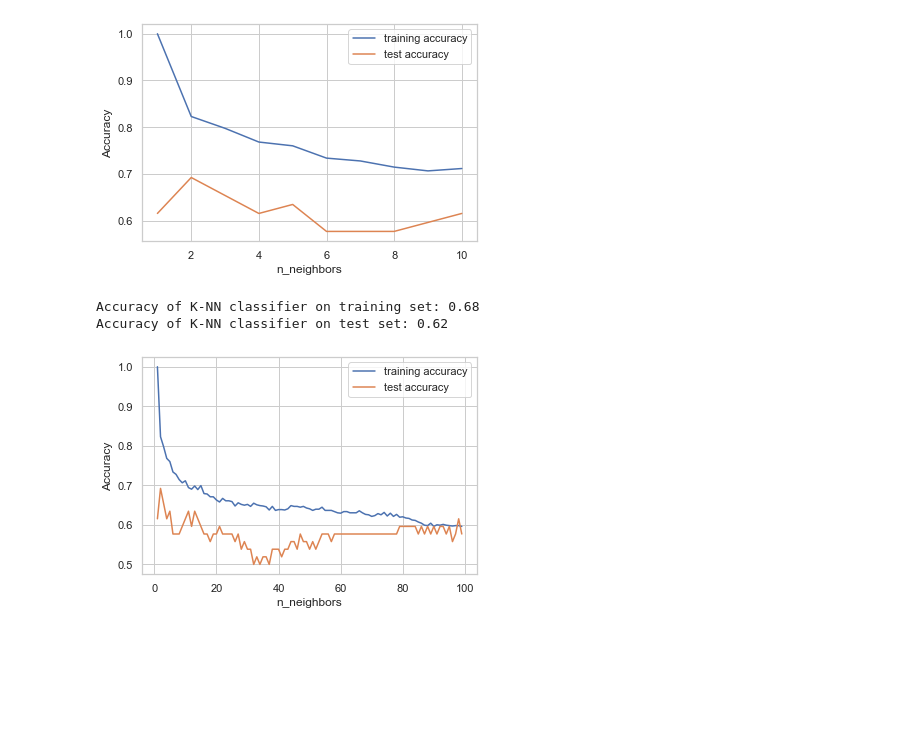
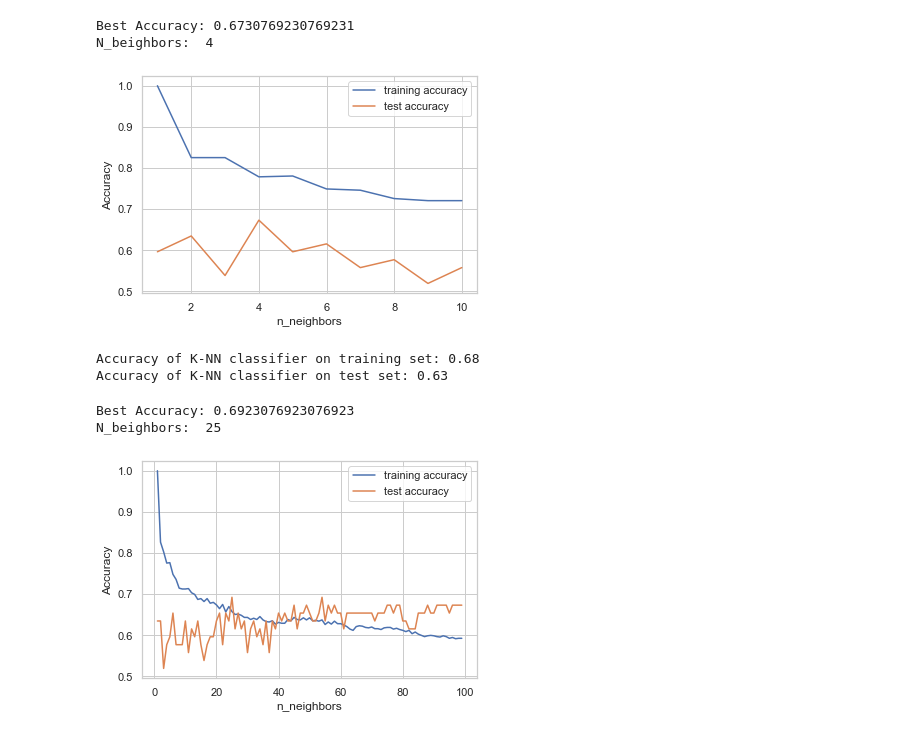
Before and after one commit to naseefnaseer/SDGP, a Jupyter notebook: Machine Learning/Parkinson's ML - kNN.ipynb, the cells around one changed output. Cells and saved outputs as stored; diff of their text form; code cells hidden in the pictures; blank space fills up the shorter version.

```diff
--- a/Machine Learning/Parkinson's ML - kNN.ipynb
+++ b/Machine Learning/Parkinson's ML - kNN.ipynb
@@ -45,40 +45,51 @@ cols_full = ['Jitter(local)', 'Jitter(local, absolute)',
        'Degree of voice breaks']
 X = data[cols_full]
 # %%
-y = data['Class information']
+y = data['status']
 # %%
-X_train, X_test, y_train, y_test = train_test_split(X, y, random_state=66, test_size= 0.05, stratify=data['Class information'])
+X_train, X_test, y_train, y_test = train_test_split(X, y, random_state=66, test_size= 0.05)
 # %%
 def getkNNGraph(a, b):
-    X_train, X_test, y_train, y_test = train_test_split(X, y, random_state=66, test_size= 0.05, stratify=data['Class information'])
+    X_train, X_test, y_train, y_test = train_test_split(X, y, random_state=66, test_size= 0.05)
     from sklearn.neighbors import KNeighborsClassifier
 
     training_accuracy = []
     test_accuracy = []
     # try n_neighbors from 1 to 10
     neighbors_settings = range(a, b)
+    index = 0
+    max_accuracy = 0
 
     for n_neighbors in neighbors_settings:
         # build the model
         knn = KNeighborsClassifier(n_neighbors=n_neighbors)
         knn.fit(X_train, y_train)
         # record training set accuracy
         training_accuracy.append(knn.score(X_train, y_train))
         # record test set accuracy
-        test_accuracy.append(knn.score(X_test, y_test))
+        accuracy = knn.score(X_test, y_test)
+        test_accuracy.append(accuracy)
+        if(accuracy > max_accuracy):
+            max_accuracy = accuracy
+            index = n_neighbors
 
+    print("Best Accuracy:", max_accuracy)
+    print("N_beighbors: ", index)
     plt.plot(neighbors_settings, training_accuracy, label="training accuracy")
     plt.plot(neighbors_settings, test_accuracy, label="test accuracy")
     plt.ylabel("Accuracy")
     plt.xlabel("n_neighbors")
     plt.legend()
     plt.savefig('knn_compare_model')
 
 getkNNGraph(1, 11)
 # %% [output]
+Best Accuracy: 0.6730769230769231
+N_beighbors:  4
-[figure, old version]
+[figure, new version]
 # %%
 def getkNN():
+    from sklearn.neighbors import KNeighborsClassifier
     knn = KNeighborsClassifier(n_neighbors=20)
     knn.fit(X_train, y_train)
 
@@ -88,7 +99,7 @@ def getkNN():
 getkNN()
 # %% [output]
 Accuracy of K-NN classifier on training set: 0.68
-Accuracy of K-NN classifier on test set: 0.62
+Accuracy of K-NN classifier on test set: 0.63
 # %%
 cols_1 = ['Jitter(local)','Shimmer (local)','AC', 'NDH', 'HTM',
        'Median Pitch', 'Mean Pitch', 'Standard deviation',
@@ -100,4 +111,6 @@ X = data[cols_1]
 # %%
 getkNNGraph(1, 100)
 # %% [output]
+Best Accuracy: 0.6923076923076923
+N_beighbors:  25
-[figure, old version]
+[figure, new version]
```
Also changed, not shown: parts of 4 cells of this notebook, 35 other files.
